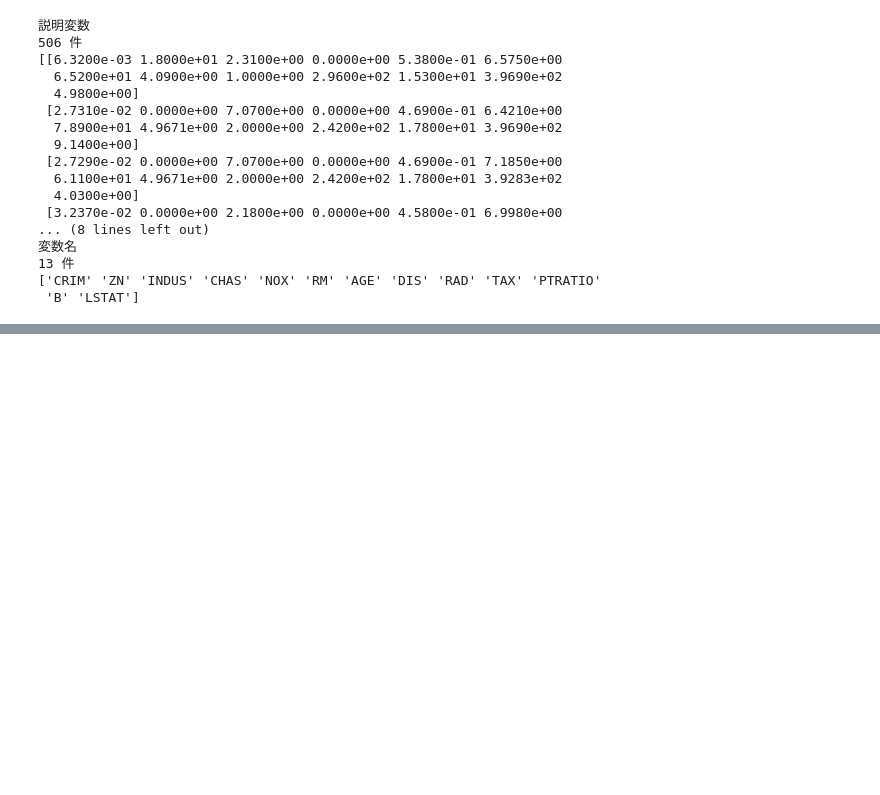
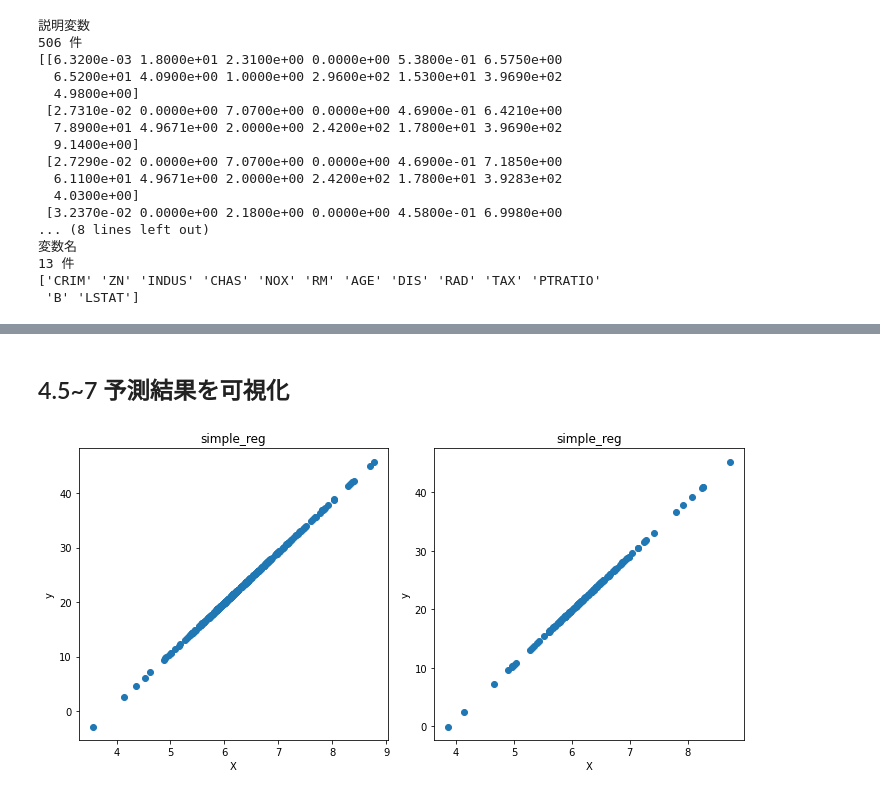
Before and after one commit to kackey0-1/ml_handson, a Jupyter notebook: ai_model_build_100/4_basic_regression.ipynb, the cells around one changed output, grey strips where cells are left out. Drawn from its saved outputs; the diff is of its cells as text; code cells hidden in the pictures; blank space fills up the shorter version.

Commit message:
Feature 4 simple regression model (#4)
* commit day1

* completed day2

* complete day1

* update readme for exam.

* delete cache

* completed day4~5

```diff
--- a/ai_model_build_100/4_basic_regression.ipynb
+++ b/ai_model_build_100/4_basic_regression.ipynb
@@ -38,0 +127,6 @@ print(boston.feature_names)
+# %%
+X = df[['RM']]
+y = df[['MEDV']]
+
+display(X.head(5))
+display(y.head(5))
@@ -38,0 +146,7 @@ print(boston.feature_names)
+# %%
+from sklearn.model_selection import train_test_split
+
+X_train, X_test, y_train, y_test = train_test_split(X, y, test_size=0.3, random_state=0)
+
+print(X_train.shape)
+print(y_train.shape)
@@ -38,0 +156,9 @@ print(boston.feature_names)
+# %%
+from sklearn.linear_model import LinearRegression
+
+simple_reg = LinearRegression().fit(X_train, y_train)
+
+y_train_pred = simple_reg.predict(X_train)
+y_test_pred = simple_reg.predict(X_test)
+print(y_train_pred[:5])
+print(y_test_pred[:5])
@@ -38,0 +176,17 @@ print(boston.feature_names)
+# %% [markdown]
+## 4.5~7 予測結果を可視化
+# %%
+import matplotlib.pyplot as plt
+
+plt.figure(figsize=(10, 5))
+for i, xy in enumerate([[X_train, y_train_pred], [X_test, y_test_pred]]):
+  plt.subplot(1, 2, i+1)
+  plt.scatter(xy[0], xy[1])
+  plt.xlabel('X')
+  plt.ylabel('y')
+  plt.title('simple_reg')
+
+plt.tight_layout()
+plt.show()
+# %% [output]
+[figure, added]
```
Also changed, not shown: parts of 25 cells of this notebook, 11 other files.
